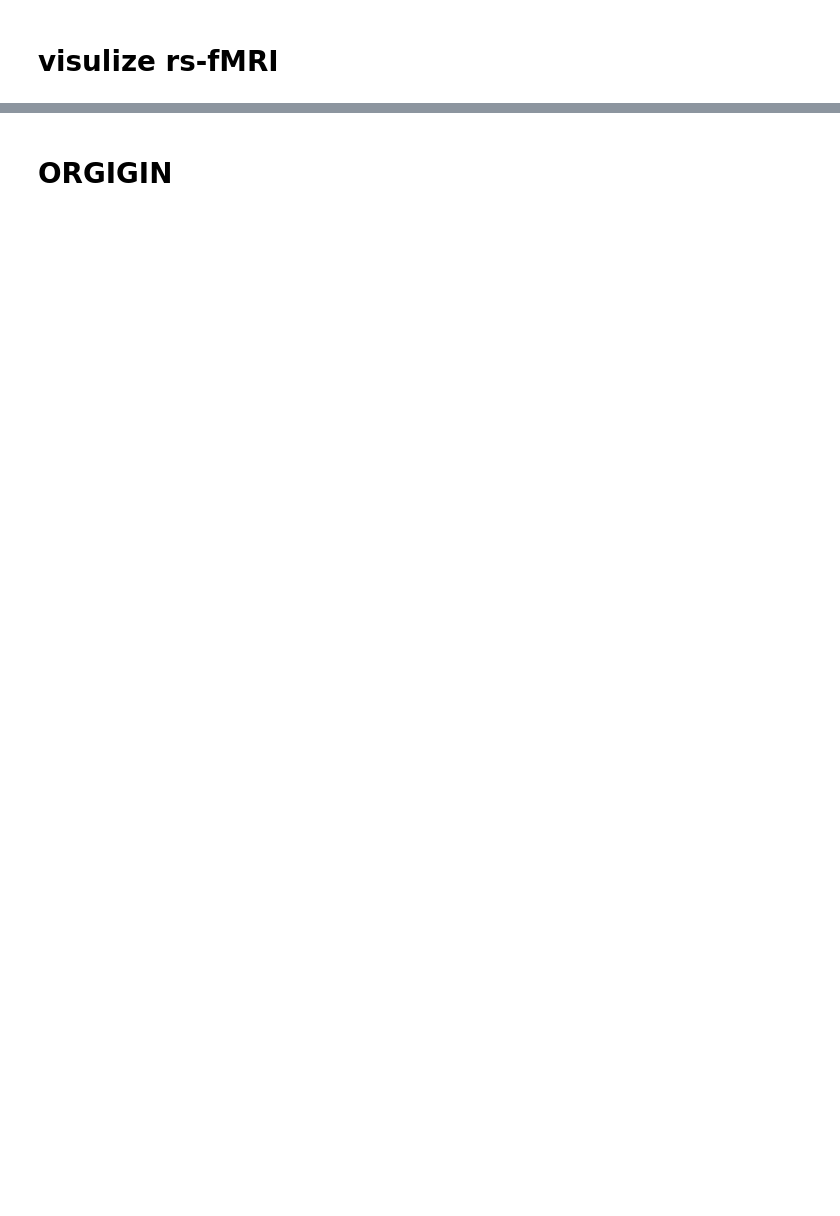
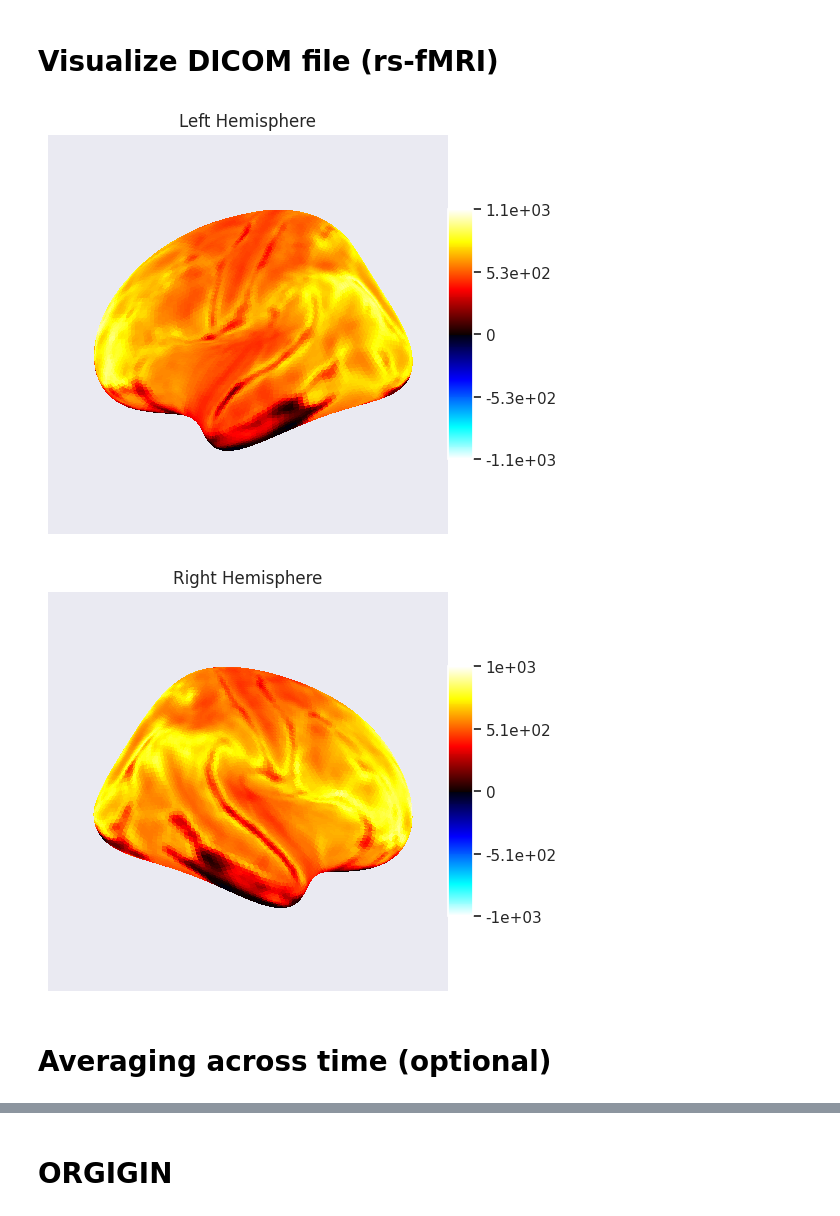
Before and after one commit to aliikhwan99/Different_stage_of_AD_detection, a Jupyter notebook: Different_stage_of_AD_detection.ipynb, the cells around one changed output, grey strips where cells are left out. Saved outputs shown, nothing was run; the diff lists cells and outputs as text; code cells hidden in the pictures; blank space fills up the shorter version.

```diff
--- a/Different_stage_of_AD_detection.ipynb
+++ b/Different_stage_of_AD_detection.ipynb
@@ -74,7 +74,27 @@ for data_source_mapping in DATA_SOURCE_MAPPING.split(','):
 
 print('Data source import complete.')
 # %% [markdown]
-# visulize rs-fMRI
+# Visualize DICOM file (rs-fMRI)
+# %%
+from nilearn import image
+
+# Load your fMRI image
+fmri_img = image.index_img(fmri_img, 0)  # Select the first volume (or another index)
+
+# Project the selected volume to the cortical surface
+texture_left = surface.vol_to_surf(fmri_img, fsaverage.pial_left)
+texture_right = surface.vol_to_surf(fmri_img, fsaverage.pial_right)
+
+# Plot the projected data on the brain surface
+plotting.plot_surf_stat_map(fsaverage.infl_left, texture_left, hemi='left', title='Left Hemisphere')
+plotting.plot_surf_stat_map(fsaverage.infl_right, texture_right, hemi='right', title='Right Hemisphere')
+
+plotting.show()
+# %% [output]
+[figure, added]
+[figure, added]
+# %% [markdown]
+# Averaging across time (optional)
 # %%
 # Averaging the fMRI image across time
 fmri_img_mean = image.mean_img(fmri_img)
```
Also changed, not shown: parts of 18 cells of this notebook.
